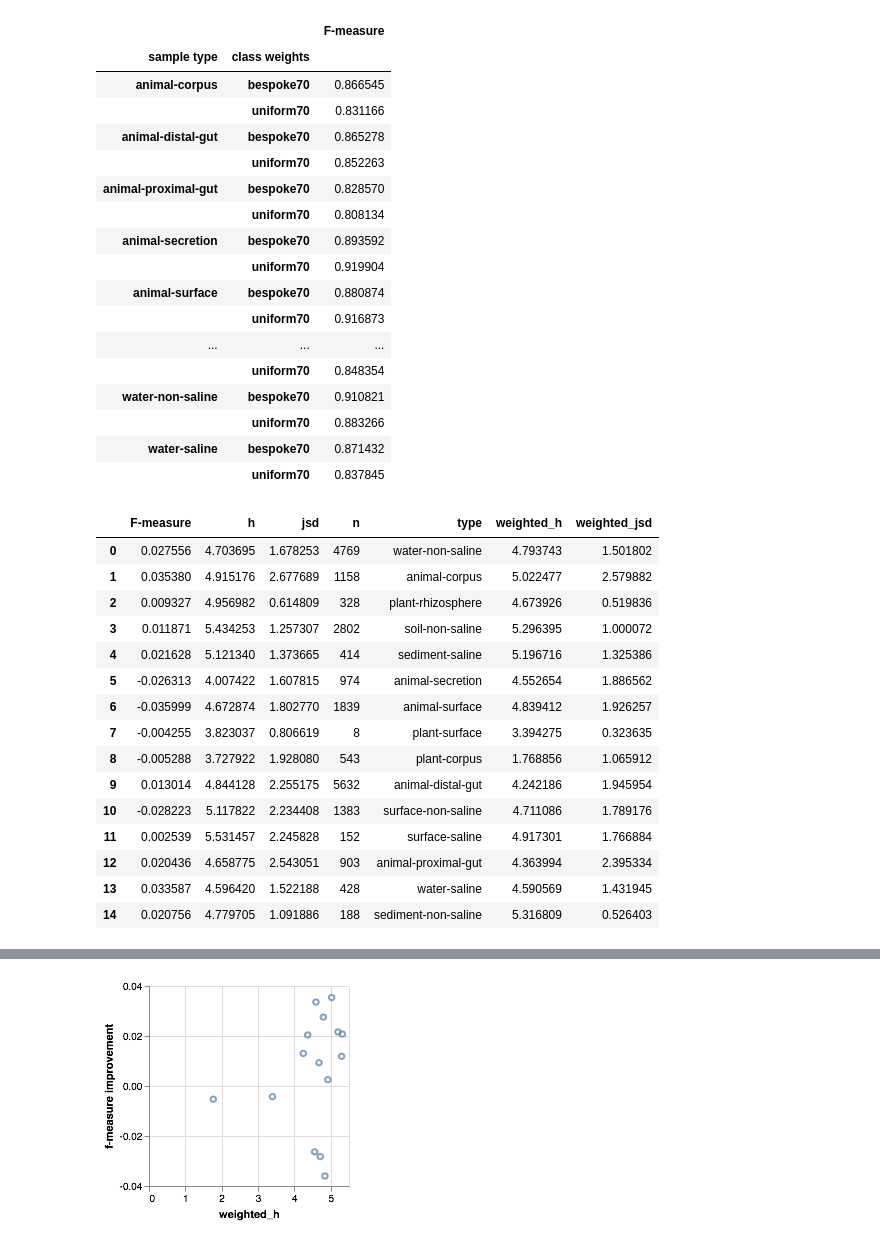
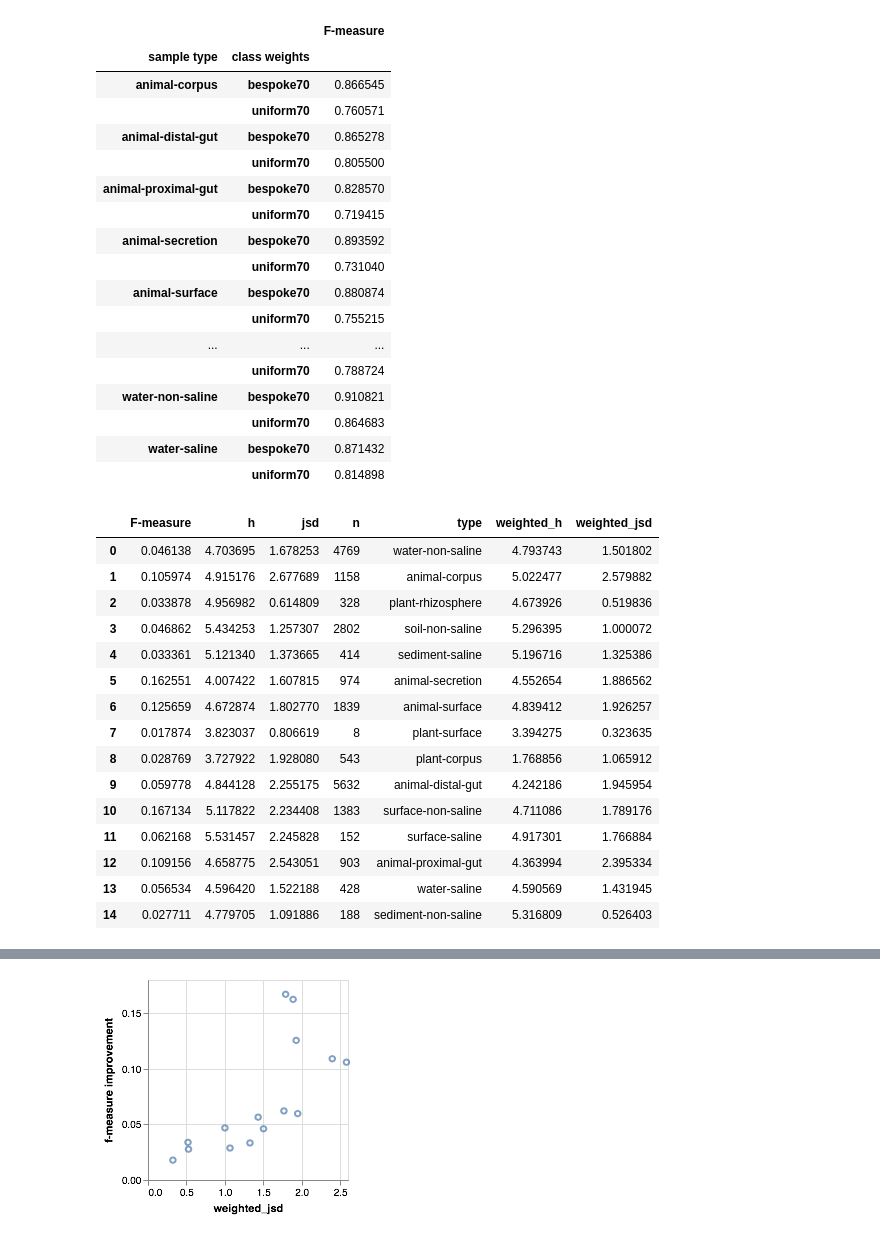
Before and after one commit to BenKaehler/paycheck, a Jupyter notebook: eval/shannon.ipynb, the cells around one changed output, grey strips where cells are left out. Saved outputs shown, nothing was run; the diff lists cells and outputs as text; code cells hidden in the pictures.

Commit message:
fixed paycheck_cv_for_weights

```diff
--- a/eval/shannon.ipynb
+++ b/eval/shannon.ipynb
@@ -33,7 +33,7 @@ prf = read_csv(join(empo3_dir, 'eval_taxa_prf.tsv'), sep='\t')
 #prf = prf[(prf['level'] == 7) & (prf['method'] == 'weighted')]
 #prf = prf[(prf['class weights'] == 'bespoke70') | (prf['class weights'] == 'uniform70')]
 prf = prf[(((prf['level'] == 7) & (prf['class weights'] == 'bespoke70')) |
-           ((prf['level'] == 6) & (prf['class weights'] == 'uniform70'))) &
+           ((prf['level'] == 7) & (prf['class weights'] == 'uniform70'))) &
           (prf['method'] == 'weighted')]
 prf = prf.join(abundances, ['sample type', 'sample'])
 type_totals = prf.groupby(['sample type', 'class weights'])['abundance'].sum()
@@ -51,21 +51,21 @@ weighted_f_measure
 |  |  | F-measure |
 | sample type | class weights |  |
 | animal-corpus | bespoke70 | 0.866545 |
-|  | uniform70 | 0.831166 |
+|  | uniform70 | 0.760571 |
 | animal-distal-gut | bespoke70 | 0.865278 |
-|  | uniform70 | 0.852263 |
+|  | uniform70 | 0.805500 |
 | animal-proximal-gut | bespoke70 | 0.828570 |
-|  | uniform70 | 0.808134 |
+|  | uniform70 | 0.719415 |
 | animal-secretion | bespoke70 | 0.893592 |
-|  | uniform70 | 0.919904 |
+|  | uniform70 | 0.731040 |
 | animal-surface | bespoke70 | 0.880874 |
-|  | uniform70 | 0.916873 |
+|  | uniform70 | 0.755215 |
 | ... | ... | ... |
-|  | uniform70 | 0.848354 |
+|  | uniform70 | 0.788724 |
 | water-non-saline | bespoke70 | 0.910821 |
-|  | uniform70 | 0.883266 |
+|  | uniform70 | 0.864683 |
 | water-saline | bespoke70 | 0.871432 |
-|  | uniform70 | 0.837845 |
+|  | uniform70 | 0.814898 |
 # %%
 columns = ('type', 'n', 'h', 'weighted_h', 'jsd', 'weighted_jsd',
            'F-measure')
@@ -74,7 +74,7 @@ for type_dir in glob.glob(join(empo3_dir, '*')):
     if not os.path.exists(join(type_dir, 'results', 'shannon.json')):
         continue
     type_ = os.path.basename(type_dir)
-    if type_ in ('sterile-water-blank', 'single-strain', 'mock-community'):
+    if type_ in ('sterile-water-blank', 'single-strain', 'mock-community', 'nick'):
         continue
     data['type'].append(type_)
     with open(join(type_dir, 'results', 'shannon.json')) as shannon_file:
@@ -90,35 +90,35 @@ shannon = DataFrame(data)
 shannon
 # %% [output]
 |  | F-measure | h | jsd | n | type | weighted_h | weighted_jsd |
-| 0 | 0.027556 | 4.703695 | 1.678253 | 4769 | water-non-saline | 4.793743 | 1.501802 |
-| 1 | 0.035380 | 4.915176 | 2.677689 | 1158 | animal-corpus | 5.022477 | 2.579882 |
-| 2 | 0.009327 | 4.956982 | 0.614809 | 328 | plant-rhizosphere | 4.673926 | 0.519836 |
-| 3 | 0.011871 | 5.434253 | 1.257307 | 2802 | soil-non-saline | 5.296395 | 1.000072 |
-| 4 | 0.021628 | 5.121340 | 1.373665 | 414 | sediment-saline | 5.196716 | 1.325386 |
-| 5 | -0.026313 | 4.007422 | 1.607815 | 974 | animal-secretion | 4.552654 | 1.886562 |
-| 6 | -0.035999 | 4.672874 | 1.802770 | 1839 | animal-surface | 4.839412 | 1.926257 |
-| 7 | -0.004255 | 3.823037 | 0.806619 | 8 | plant-surface | 3.394275 | 0.323635 |
-| 8 | -0.005288 | 3.727922 | 1.928080 | 543 | plant-corpus | 1.768856 | 1.065912 |
-| 9 | 0.013014 | 4.844128 | 2.255175 | 5632 | animal-distal-gut | 4.242186 | 1.945954 |
-| 10 | -0.028223 | 5.117822 | 2.234408 | 1383 | surface-non-saline | 4.711086 | 1.789176 |
-| 11 | 0.002539 | 5.531457 | 2.245828 | 152 | surface-saline | 4.917301 | 1.766884 |
-| 12 | 0.020436 | 4.658775 | 2.543051 | 903 | animal-proximal-gut | 4.363994 | 2.395334 |
-| 13 | 0.033587 | 4.596420 | 1.522188 | 428 | water-saline | 4.590569 | 1.431945 |
-| 14 | 0.020756 | 4.779705 | 1.091886 | 188 | sediment-non-saline | 5.316809 | 0.526403 |
+| 0 | 0.046138 | 4.703695 | 1.678253 | 4769 | water-non-saline | 4.793743 | 1.501802 |
+| 1 | 0.105974 | 4.915176 | 2.677689 | 1158 | animal-corpus | 5.022477 | 2.579882 |
+| 2 | 0.033878 | 4.956982 | 0.614809 | 328 | plant-rhizosphere | 4.673926 | 0.519836 |
+| 3 | 0.046862 | 5.434253 | 1.257307 | 2802 | soil-non-saline | 5.296395 | 1.000072 |
+| 4 | 0.033361 | 5.121340 | 1.373665 | 414 | sediment-saline | 5.196716 | 1.325386 |
+| 5 | 0.162551 | 4.007422 | 1.607815 | 974 | animal-secretion | 4.552654 | 1.886562 |
+| 6 | 0.125659 | 4.672874 | 1.802770 | 1839 | animal-surface | 4.839412 | 1.926257 |
+| 7 | 0.017874 | 3.823037 | 0.806619 | 8 | plant-surface | 3.394275 | 0.323635 |
+| 8 | 0.028769 | 3.727922 | 1.928080 | 543 | plant-corpus | 1.768856 | 1.065912 |
+| 9 | 0.059778 | 4.844128 | 2.255175 | 5632 | animal-distal-gut | 4.242186 | 1.945954 |
+| 10 | 0.167134 | 5.117822 | 2.234408 | 1383 | surface-non-saline | 4.711086 | 1.789176 |
+| 11 | 0.062168 | 5.531457 | 2.245828 | 152 | surface-saline | 4.917301 | 1.766884 |
+| 12 | 0.109156 | 4.658775 | 2.543051 | 903 | animal-proximal-gut | 4.363994 | 2.395334 |
+| 13 | 0.056534 | 4.596420 | 1.522188 | 428 | water-saline | 4.590569 | 1.431945 |
+| 14 | 0.027711 | 4.779705 | 1.091886 | 188 | sediment-non-saline | 5.316809 | 0.526403 |
 # %%
 VegaLite({
   "mark": "point",
   "encoding": {
-    "x": {"type": "quantitative", "field": "weighted_h"},
+    "x": {"type": "quantitative", "field": "weighted_jsd"},
     "y": {"type": "quantitative", "field": "F-measure", "axis": {"title": "f-measure improvement"}},
     "tooltip": [
         {"type": "quantitative", "field": "h"},
         {"type": "quantitative", "field": "n"},
         {"type": "quantitative", "field": "F-measure"},
         {"type": "ordinal", "field": "type"}
     ]
   }
 }, shannon)
 # %% [output]
 [interactive output not drawn]
-[figure, old version]
+[figure, new version]
```
Also changed, not shown: 1 other file.
